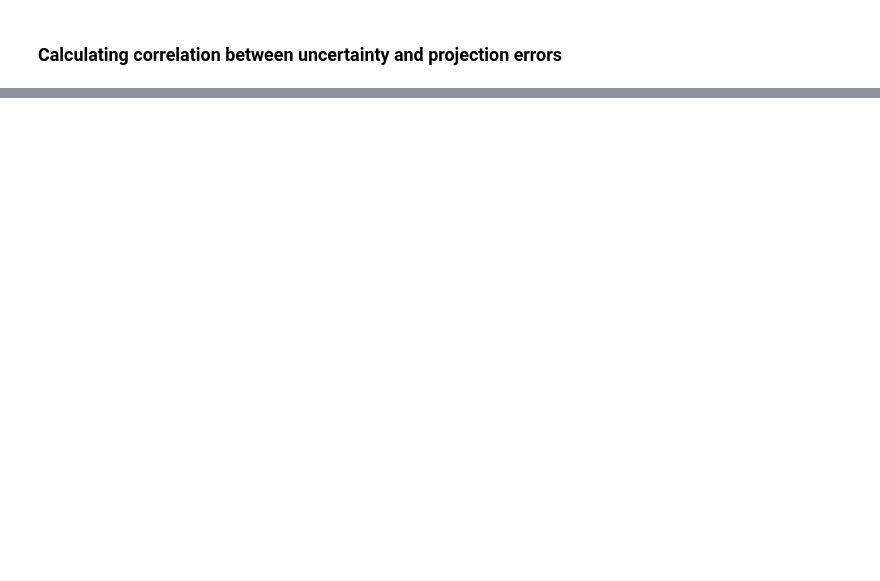
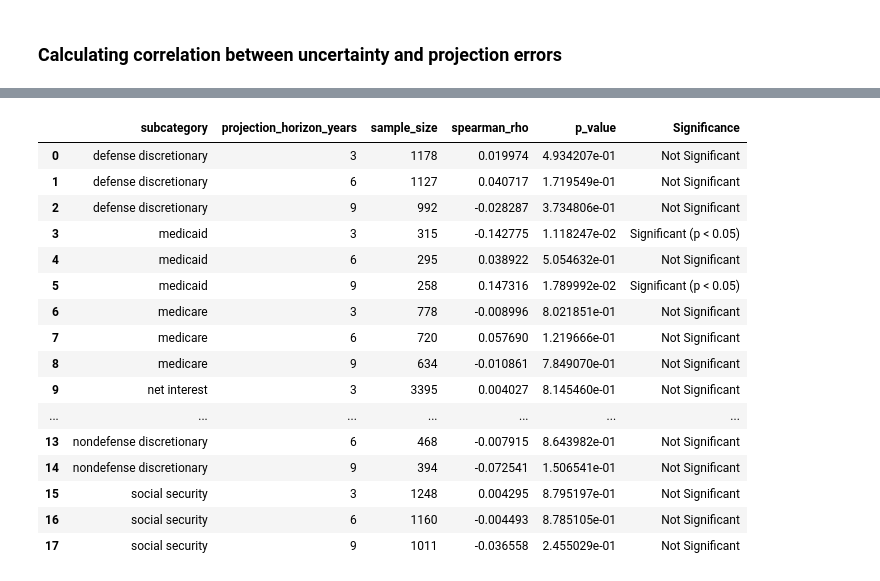
Before and after one commit to tnguye27/projection-uncertainty, a Jupyter notebook: 6_Error_Corr.ipynb, the cells around one changed output, grey strips where cells are left out. Cells and saved outputs as stored; diff of their text form; code cells hidden in the pictures; blank space fills up the shorter version.

Commit message:
Update 6_Error_Corr.ipynb
Reran the notebook after running notebook 3 (improve synonym generation) and revise some merging code

```diff
--- a/6_Error_Corr.ipynb
+++ b/6_Error_Corr.ipynb
@@ -44,45 +45,45 @@ proj_errors
 # %% [markdown]
 ### Merge chunked_pg_w_embed_uncert and proj_errors
 # %%
-# 1. Parse the Baseline Year from 'baseline_date' in the GitHub DataFrame
+# 1. Parse the Baseline Year from the CBO GitHub DataFrame
 # Using errors='coerce' to safely handle formatting and .dt.year to isolate the Year
 proj_errors['temp_baseline_dt'] = pd.to_datetime(proj_errors['baseline_date'], errors='coerce')
 proj_errors['baseline_year'] = proj_errors['temp_baseline_dt'].dt.year
 
-# 2. Extract the Publication Year from your text-rich DataFrame
+# 2. Extract the Publication Year from your updated uncertainty DataFrame
 # Extract 'YYYY' directly from the start of the 'report_name' string using regex
 year_pattern = r'^(\d{4})'
 chunked_pg_w_embed_uncert['report_year'] = chunked_pg_w_embed_uncert['report_name'].str.extract(year_pattern)[0]
 
-# Convert report_year to numeric/integer to ensure clean merging
+# Convert report_year to numeric/integer to ensure clean data types for merging
 chunked_pg_w_embed_uncert['report_year'] = pd.to_numeric(chunked_pg_w_embed_uncert['report_year'], errors='coerce')
 
-# 3. Clean up the subcategory strings to prevent case-sensitivity match failures
+# 3. Clean up the subcategory strings to prevent case-sensitivity or whitespace match failures
 proj_errors['subcategory'] = proj_errors['subcategory'].astype(str).str.strip().str.lower()
 chunked_pg_w_embed_uncert['subcategory'] = chunked_pg_w_embed_uncert['subcategory'].astype(str).str.strip().str.lower()
 
 # 4. Perform the Merge on Year and Subcategory
-# Match 'report_year' from uncertainty df to 'baseline_year' from the GitHub df
+# Matching 'report_year' from uncertainty to 'baseline_year' from the GitHub errors
 merged_df = pd.merge(
     chunked_pg_w_embed_uncert,
     proj_errors[['baseline_year', 'subcategory', 'projected_fiscal_year', 'projection_error']],
     left_on=['report_year', 'subcategory'],
     right_on=['baseline_year', 'subcategory'],
-    how='inner'  # Swap to 'left' if want to keep paragraphs that don't have matching errors
+    how='inner'  # Swap to 'left' if you want to keep text chunks without error metrics
 )
 
 # 5. Calculate the Forecast Horizon Column (Year Difference)
-# Convert projected_fiscal_year to numeric if it isn't already
 merged_df['projected_fiscal_year'] = pd.to_numeric(merged_df['projected_fiscal_year'], errors='coerce')
 
-# Difference = Projected Year - Baseline Publication Year
+# Horizon = Target Projection Year - Baseline Publication Year
 merged_df['projection_horizon_years'] = merged_df['projected_fiscal_year'] - merged_df['report_year']
 
-
 # 6. Post-Merge Clean Up
-# Drop redundant columns
-merged_df = merged_df.drop(columns=['baseline_year', 'extracted_date', 'temp_datetime', 'year_month_key'])
+# Added errors='ignore' so it won't crash if your update removed/changed these columns
+columns_to_drop = ['baseline_year', 'extracted_date', 'temp_datetime', 'year_month_key']
+merged_df = merged_df.drop(columns=columns_to_drop, errors='ignore')
 
 # Display a preview of the clean structure
+print(f"Merge complete. Row count: {len(merged_df)}")
 merged_df[['report_name', 'subcategory', 'projected_fiscal_year', 'projection_horizon_years', 'projection_error']].head()
 # %% [output]
@@ -206,7 +233,7 @@ plt.show()
 # %%
 # Correlation coefficient for each subcategory
 # 1. Drop rows missing either the uncertainty score or projection error
-clean_df = merged_df[['subcategory', 'uncertainty_score', 'projection_error']].dropna()
+clean_df = merged_df[['subcategory', 'contextual_uncertainty_score', 'projection_error']].dropna()
 
 # 2. Group by subcategory and calculate Spearman correlation for each
 sub_results = []
@@ -216,7 +243,7 @@ for subcat, group in clean_df.groupby('subcategory'):
 
     # We need at least 3 data points to calculate a correlation coefficient
     if n_samples >= 3:
-        coef, p_val = stats.spearmanr(group['uncertainty_score'], group['projection_error'])
+        coef, p_val = stats.spearmanr(group['contextual_uncertainty_score'], group['projection_error'])
     else:
         coef, p_val = None, None
 
@@ -306,7 +343,7 @@ plt.show()
 target_horizons = [3, 6, 9]
 horizon_df = merged_df[
     (merged_df['projection_horizon_years'].isin(target_horizons)) &
-    (merged_df['uncertainty_score'].notna()) &
+    (merged_df['contextual_uncertainty_score'].notna()) &
     (merged_df['projection_error'].notna())
 ].copy()
 
@@ -318,34 +355,52 @@ for (subcat, horizon), group in horizon_df.groupby(['subcategory', 'projection_h
 
     # Ensure there are enough data points to compute a valid correlation
     if n_samples >= 3:
-        coef, p_val = stats.spearmanr(group['uncertainty_score'], group['projection_error'])
+        coef, p_val = stats.spearmanr(group['contextual_uncertainty_score'], group['projection_error'])
     else:
         coef, p_val = None, None
 
     horizon_results.append({
         'subcategory': subcat,
         'projection_horizon_years': horizon,
         'sample_size': n_samples,
         'spearman_rho': coef,
         'p_value': p_val
     })
 
 # 3. Build a clean results DataFrame
 horizon_corr_df = pd.DataFrame(horizon_results)
 
 # 4. Add statistical significance flags
 def check_sig(p):
     if p is None:
         return 'Too few samples (<3)'
     return 'Significant (p < 0.05)' if p < 0.05 else 'Not Significant'
 
 horizon_corr_df['Significance'] = horizon_corr_df['p_value'].apply(check_sig)
 
 # Sort logically by subcategory and horizon milestone
 horizon_corr_df = horizon_corr_df.sort_values(by=['subcategory', 'projection_horizon_years']).reset_index(drop=True)
 
 # Display the summary table
 horizon_corr_df
+# %% [output]
+|  | subcategory | projection_horizon_years | sample_size | spearman_rho | p_value | Significance |
+| 0 | defense discretionary | 3 | 1178 | 0.019974 | 4.934207e-01 | Not Significant |
+| 1 | defense discretionary | 6 | 1127 | 0.040717 | 1.719549e-01 | Not Significant |
+| 2 | defense discretionary | 9 | 992 | -0.028287 | 3.734806e-01 | Not Significant |
+| 3 | medicaid | 3 | 315 | -0.142775 | 1.118247e-02 | Significant (p < 0.05) |
+| 4 | medicaid | 6 | 295 | 0.038922 | 5.054632e-01 | Not Significant |
+| 5 | medicaid | 9 | 258 | 0.147316 | 1.789992e-02 | Significant (p < 0.05) |
+| 6 | medicare | 3 | 778 | -0.008996 | 8.021851e-01 | Not Significant |
+| 7 | medicare | 6 | 720 | 0.057690 | 1.219666e-01 | Not Significant |
+| 8 | medicare | 9 | 634 | -0.010861 | 7.849070e-01 | Not Significant |
+| 9 | net interest | 3 | 3395 | 0.004027 | 8.145460e-01 | Not Significant |
+| ... | ... | ... | ... | ... | ... | ... |
+| 13 | nondefense discretionary | 6 | 468 | -0.007915 | 8.643982e-01 | Not Significant |
+| 14 | nondefense discretionary | 9 | 394 | -0.072541 | 1.506541e-01 | Not Significant |
+| 15 | social security | 3 | 1248 | 0.004295 | 8.795197e-01 | Not Significant |
+| 16 | social security | 6 | 1160 | -0.004493 | 8.785105e-01 | Not Significant |
+| 17 | social security | 9 | 1011 | -0.036558 | 2.455029e-01 | Not Significant |
 # %%
 # Visualizations for each subcategory above for projected horizons 3,6 and 9
 # 1. Clean and structurally sort data to align perfectly with Seaborn's patch order
```
Also changed, not shown: parts of 8 cells of this notebook.
